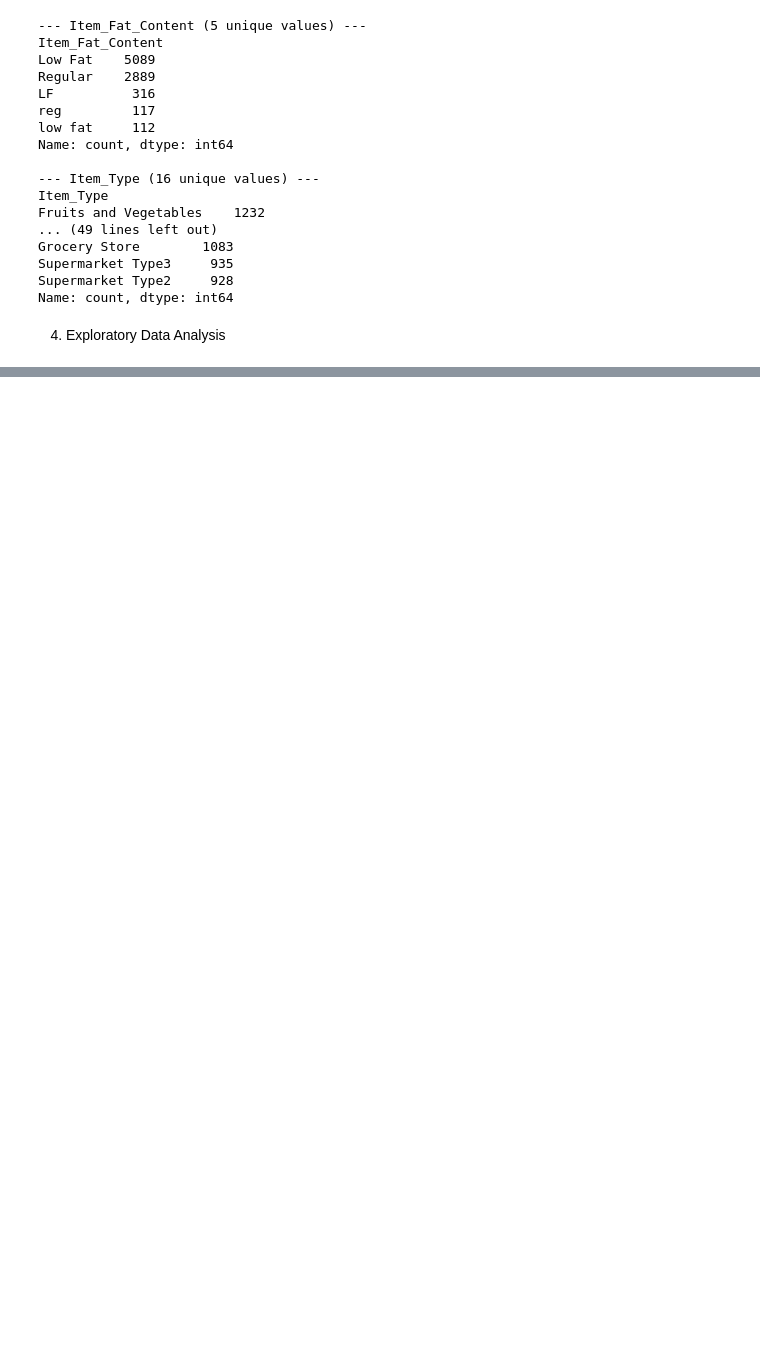
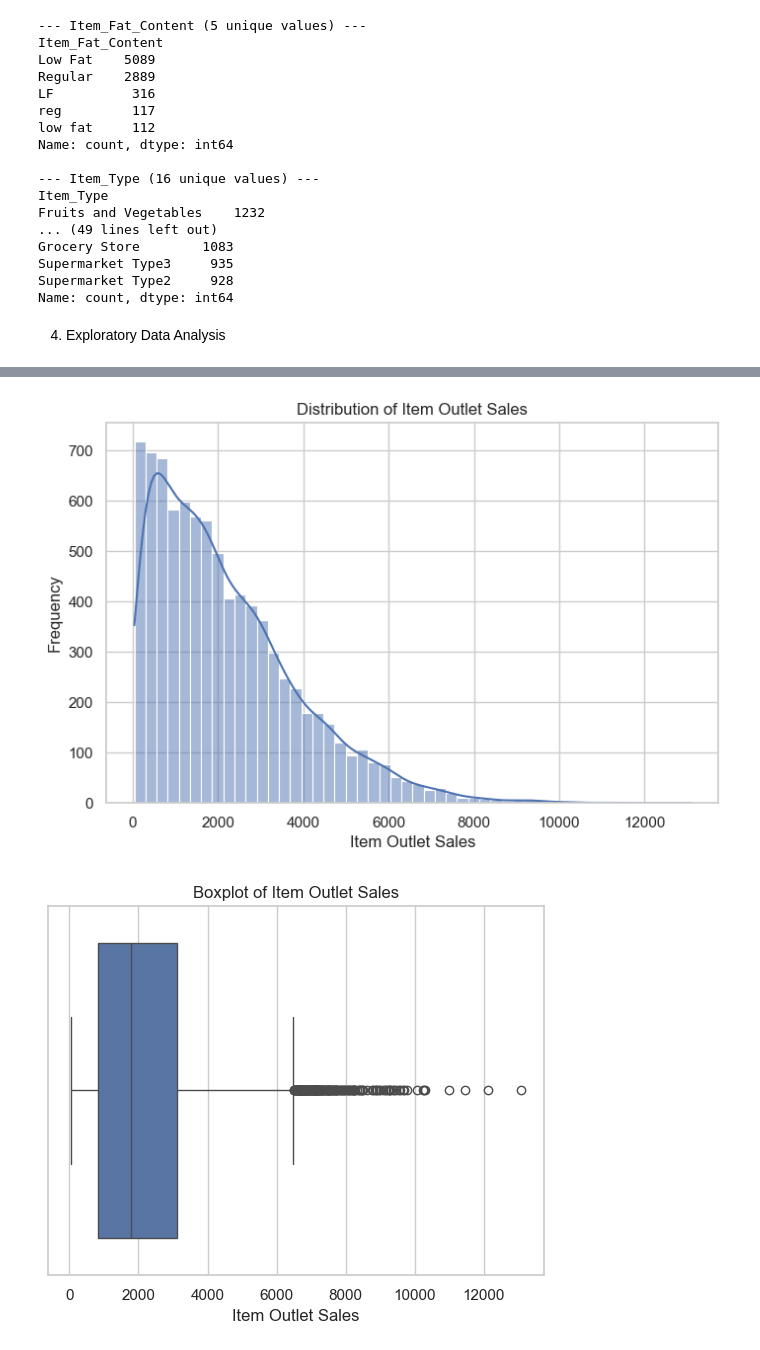
Before and after one commit to VjUdbhav/BigMart-Sales-Prediction, a Jupyter notebook: BigMart_Sales_Prediction.ipynb, the cells around one changed output, grey strips where cells are left out. Cells and saved outputs as stored; diff of their text form; code cells hidden in the pictures; blank space fills up the shorter version.

```diff
--- a/BigMart_Sales_Prediction.ipynb
+++ b/BigMart_Sales_Prediction.ipynb
@@ -141,0 +151,17 @@ Name: count, dtype: int64
+# %%
+#Distribution of target variable
+
+plt.figure(figsize=(8, 5))
+sns.histplot(train["Item_Outlet_Sales"], bins=50, kde=True)
+plt.title("Distribution of Item Outlet Sales")
+plt.xlabel("Item Outlet Sales")
+plt.ylabel("Frequency")
+plt.show()
+
+sns.boxplot(x=train["Item_Outlet_Sales"])
+plt.title("Boxplot of Item Outlet Sales")
+plt.xlabel("Item Outlet Sales")
+plt.show()
+# %% [output]
+[figure, added]
+[figure, added]
```
Also changed, not shown: parts of 7 cells of this notebook.
